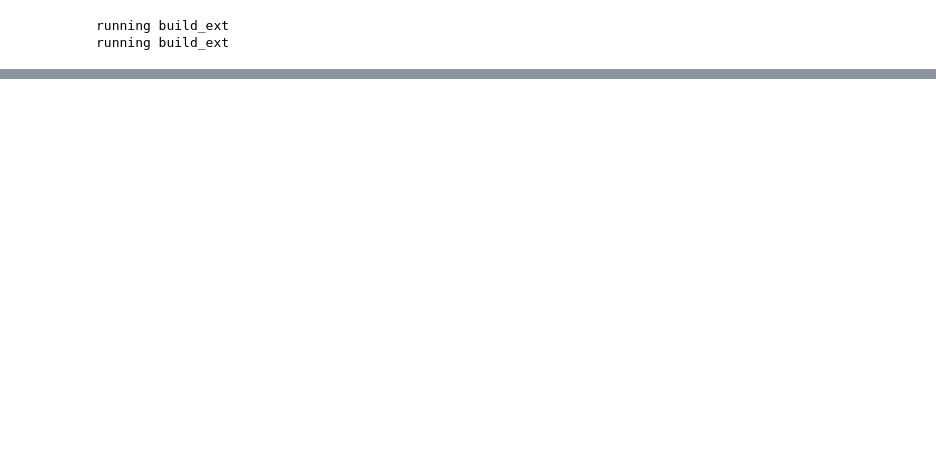
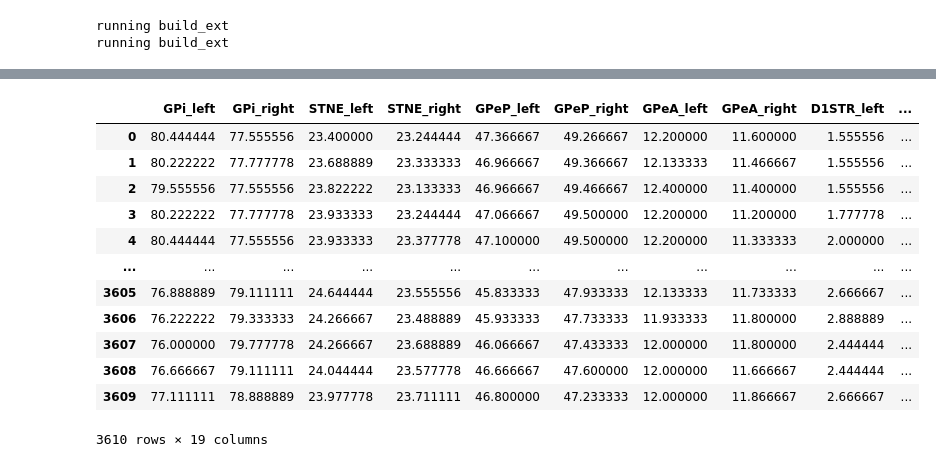
Before and after one commit to CoAxLab/CBGTPy, a Jupyter notebook: network_simulation_stopsignal.ipynb, the cells around one changed output, grey strips where cells are left out. Drawn from its saved outputs; the diff is of its cells as text; code cells hidden in the pictures; blank space fills up the shorter version.

```diff
--- a/network_simulation_stopsignal.ipynb
+++ b/network_simulation_stopsignal.ipynb
@@ -170,0 +205,18 @@ results[0]['popfreqs']
+# %%
+popfreqs = cbgt.collateVariable(results,'popfreqs')
+plt_help.rename_columns(results[0])
+popfreqs[0]
+# %% [output]
+|  | GPi_left | GPi_right | STNE_left | STNE_right | GPeP_left | GPeP_right | GPeA_left | GPeA_right | D1STR_left | ... |
+| 0 | 80.444444 | 77.555556 | 23.400000 | 23.244444 | 47.366667 | 49.266667 | 12.200000 | 11.600000 | 1.555556 | ... |
+| 1 | 80.222222 | 77.777778 | 23.688889 | 23.333333 | 46.966667 | 49.366667 | 12.133333 | 11.466667 | 1.555556 | ... |
+| 2 | 79.555556 | 77.555556 | 23.822222 | 23.133333 | 46.966667 | 49.466667 | 12.400000 | 11.400000 | 1.555556 | ... |
+| 3 | 80.222222 | 77.777778 | 23.933333 | 23.244444 | 47.066667 | 49.500000 | 12.200000 | 11.200000 | 1.777778 | ... |
+| 4 | 80.444444 | 77.555556 | 23.933333 | 23.377778 | 47.100000 | 49.500000 | 12.200000 | 11.333333 | 2.000000 | ... |
+| ... | ... | ... | ... | ... | ... | ... | ... | ... | ... | ... |
+| 3605 | 76.888889 | 79.111111 | 24.644444 | 23.555556 | 45.833333 | 47.933333 | 12.133333 | 11.733333 | 2.666667 | ... |
+| 3606 | 76.222222 | 79.333333 | 24.266667 | 23.488889 | 45.933333 | 47.733333 | 11.933333 | 11.800000 | 2.888889 | ... |
+| 3607 | 76.000000 | 79.777778 | 24.266667 | 23.688889 | 46.066667 | 47.433333 | 12.000000 | 11.800000 | 2.444444 | ... |
+| 3608 | 76.666667 | 79.111111 | 24.044444 | 23.577778 | 46.666667 | 47.600000 | 12.000000 | 11.666667 | 2.444444 | ... |
+| 3609 | 77.111111 | 78.888889 | 23.977778 | 23.711111 | 46.800000 | 47.233333 | 12.000000 | 11.866667 | 2.666667 | ... |
+3610 rows × 19 columns
```
Also changed, not shown: parts of 17 cells of this notebook, 2 other files.
